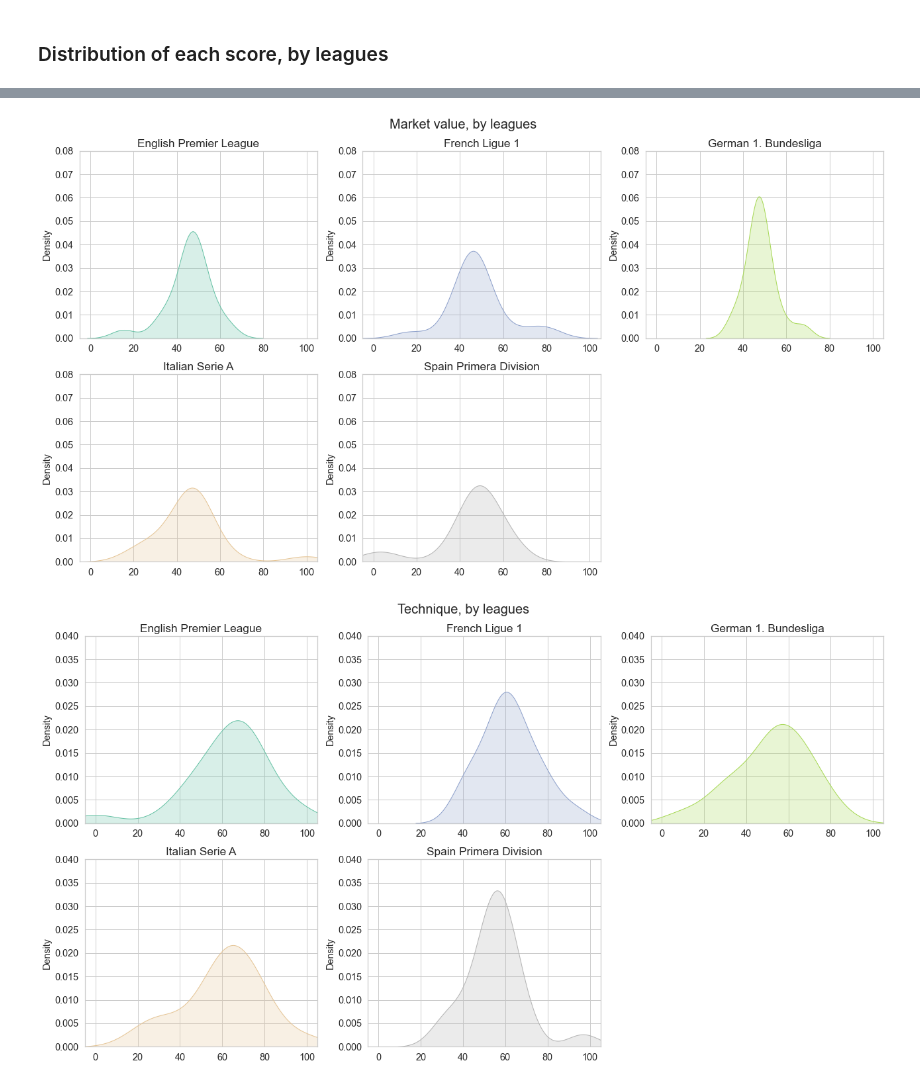
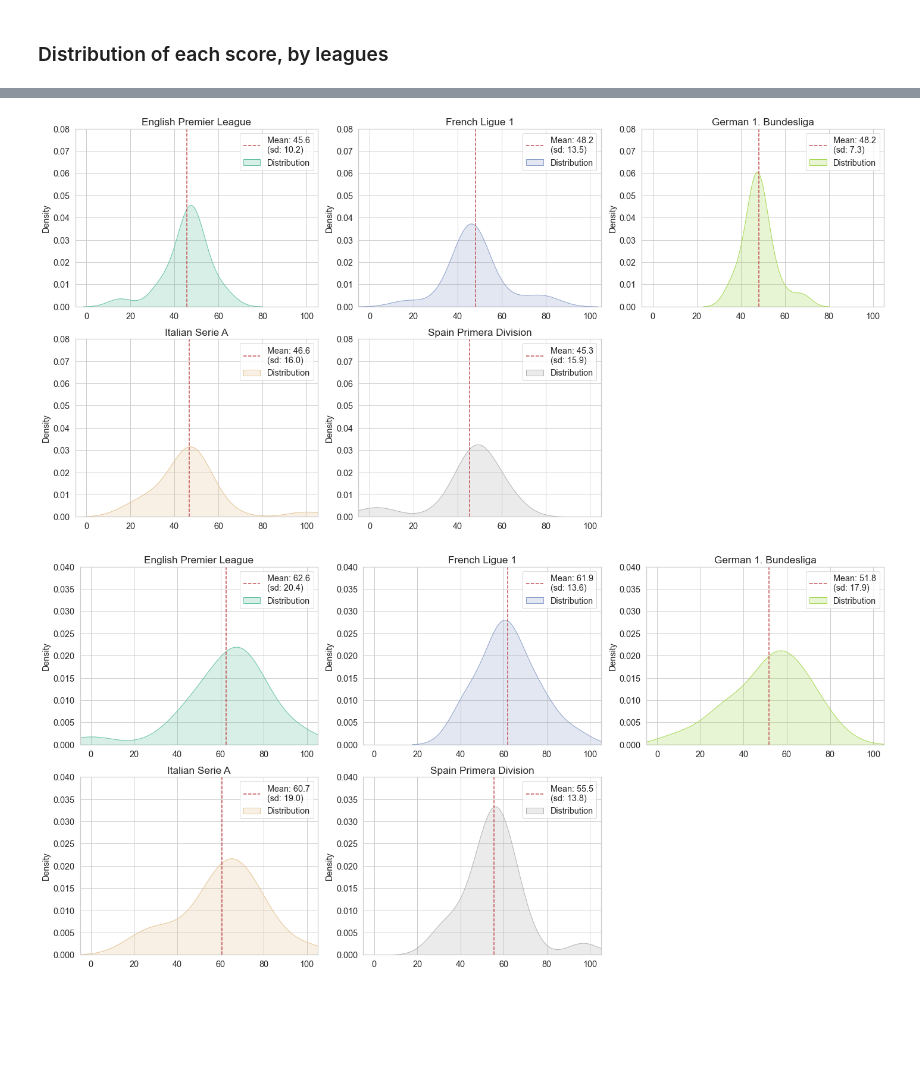
Before and after one commit to rhashimo/cs109-final-project, a Jupyter notebook: 02_ryu_partA-C.ipynb, the cells around one changed output, grey strips where cells are left out. Drawn from its saved outputs; the diff is of its cells as text; code cells hidden in the pictures; blank space fills up the shorter version.

```diff
--- a/02_ryu_partA-C.ipynb
+++ b/02_ryu_partA-C.ipynb
@@ -1886,7 +1886,7 @@ def make_radar(df, i, ax, target):
 df_c_viz_topbottom = pd.concat([df_c_viz.head(3), df_c_viz.tail(3)]).reset_index()
 
 # initialize the figure
-fig, axs = plt.subplots(2, 3, figsize=(18, 10))
+fig, axs = plt.subplots(2, 3, figsize=(20, 10))
 
 # Create a color palette:
 my_palette = plt.cm.get_cmap("Set2", len(df_c_viz_topbottom.index))
@@ -1904,7 +1904,7 @@ fig.savefig('figures/PartC_top3-bottom3.png', dpi=300)
 df_c_viz_league = df_c_viz.drop(['club'],axis=1).groupby('league', as_index=False).mean()
 
 # initialize the figure
-fig, axs = plt.subplots(2, 3, figsize=(18, 10))
+fig, axs = plt.subplots(2, 3, figsize=(20, 10))
 
 # Create a color palette:
 my_palette = plt.cm.get_cmap("Set2", len(df_c_viz_league.index))
@@ -1925,7 +1925,7 @@ leagues = ['English Premier League','French Ligue 1','German 1. Bundesliga','Ita
 xmin = max(df_c_viz['Total score'].min() - 10, 0)
 xmax = min(df_c_viz['Total score'].max() + 10, 100)
 
-fig, axs = plt.subplots(2, 3, figsize=(18, 10))
+fig, axs = plt.subplots(2, 3, figsize=(20, 10))
 my_palette = plt.cm.get_cmap("Set2", len(df_c_viz_league.index))
 for i, ax in enumerate(axs.ravel()):
     if i == 5:
@@ -1936,11 +1936,17 @@ for i, ax in enumerate(axs.ravel()):
                     x='Total score',
                     color=my_palette(i),
                     fill=my_palette(i),
+                    label='Distribution',
                     ax=ax)
+        ax.axvline(x=df_league['Total score'].mean(),
+                   ls='--',
+                   c='r',
+                   label=f'Mean: {df_league["Total score"].mean():.1f}\n(sd: {df_league["Total score"].std():.1f})')
+        ax.legend()
         ax.set_xlim(xmin - 5, xmax + 5)
         ax.set_ylim(0, 0.06)
         ax.set(xlabel='',title=leagues[i])
-fig.suptitle('Total score, by leagues', fontsize=20)
+#fig.suptitle('Total score, by leagues', fontsize=20)
 plt.tight_layout()
 fig.savefig('figures/PartC_dist_total-score.png', dpi=300)
 # %% [output]
@@ -1961,11 +1967,17 @@ for i, ax in enumerate(axs.ravel()):
                     x='Overall score',
                     color=my_palette(i),
                     fill=my_palette(i),
+                    label='Distribution',
                     ax=ax)
+        ax.axvline(x=df_league['Overall score'].mean(),
+                   ls='--',
+                   c='r',
+                   label=f'Mean: {df_league["Overall score"].mean():.1f}\n(sd: {df_league["Overall score"].std():.1f})')
+        ax.legend()
         ax.set_xlim(xmin - 5, xmax + 5)
         ax.set_ylim(0, 0.05)
         ax.set(xlabel='',title=leagues[i])
-fig.suptitle('Overall score, by leagues', fontsize=20)
+#fig.suptitle('Overall score, by leagues', fontsize=20)
 plt.tight_layout()
 fig.savefig('figures/PartC_dist_ovr.png', dpi=300)
 # %% [output]
@@ -1973,34 +1985,40 @@ fig.savefig('figures/PartC_dist_ovr.png', dpi=300)
 # %%
 # Market value
 xmin = max(df_c_viz['Market value'].min() - 10, 0)
 xmax = min(df_c_viz['Market value'].max() + 10, 100)
 
-fig, axs = plt.subplots(2, 3, figsize=(18, 10))
+fig, axs = plt.subplots(2, 3, figsize=(20, 10))
 my_palette = plt.cm.get_cmap("Set2", len(df_c_viz_league.index))
 for i, ax in enumerate(axs.ravel()):
     if i == 5:
         ax.set_visible(False)
     else:
         df_league = df_c_viz[df_c_viz['league'] == leagues[i]]
         sns.kdeplot(data=df_league,
                     x='Market value',
                     color=my_palette(i),
                     fill=my_palette(i),
+                    label='Distribution',
                     ax=ax)
+        ax.axvline(x=df_league['Market value'].mean(),
+                   ls='--',
+                   c='r',
+                   label=f'Mean: {df_league["Market value"].mean():.1f}\n(sd: {df_league["Market value"].std():.1f})')
+        ax.legend()
         ax.set_xlim(xmin - 5, xmax + 5)
         ax.set_ylim(0, 0.08)
         ax.set(xlabel='',title=leagues[i])
-fig.suptitle('Market value, by leagues', fontsize=20)
+#fig.suptitle('Market value, by leagues', fontsize=20)
 plt.tight_layout()
 fig.savefig('figures/PartC_dist_value.png', dpi=300)
 # %% [output]
-[figure, old version]
+[figure, new version]
 # %%
 # Technique
 xmin = max(df_c_viz['Technique'].min() - 10, 0)
 xmax = min(df_c_viz['Technique'].max() + 10, 100)
 
-fig, axs = plt.subplots(2, 3, figsize=(18, 10))
+fig, axs = plt.subplots(2, 3, figsize=(20, 10))
 my_palette = plt.cm.get_cmap("Set2", len(df_c_viz_league.index))
 for i, ax in enumerate(axs.ravel()):
     if i == 5:
@@ -2011,15 +2029,21 @@ for i, ax in enumerate(axs.ravel()):
                     x='Technique',
                     color=my_palette(i),
                     fill=my_palette(i),
+                    label='Distribution',
                     ax=ax)
+        ax.axvline(x=df_league['Technique'].mean(),
+                   ls='--',
+                   c='r',
+                   label=f'Mean: {df_league["Technique"].mean():.1f}\n(sd: {df_league["Technique"].std():.1f})')
+        ax.legend()
         ax.set_xlim(xmin - 5, xmax + 5)
         ax.set_ylim(0, 0.04)
         ax.set(xlabel='',title=leagues[i])
-fig.suptitle('Technique, by leagues', fontsize=20)
+#fig.suptitle('Technique, by leagues', fontsize=20)
 plt.tight_layout()
 fig.savefig('figures/PartC_dist_skill.png', dpi=300)
 # %% [output]
-[figure, old version]
+[figure, new version]
 # %%
 # Utility
 xmin = max(df_c_viz['Utility'].min() - 10, 0)
```
Also changed, not shown: parts of 7 cells of this notebook, 10 other files.
